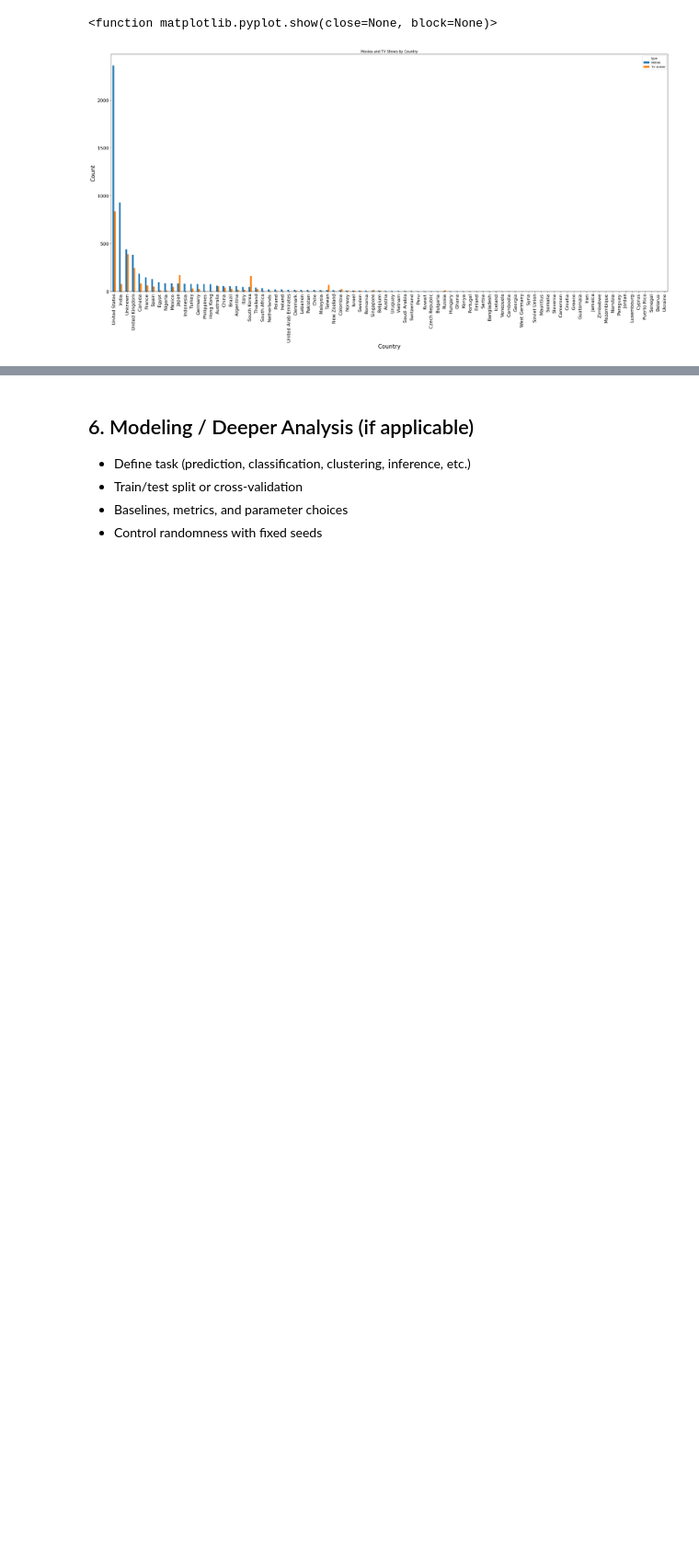
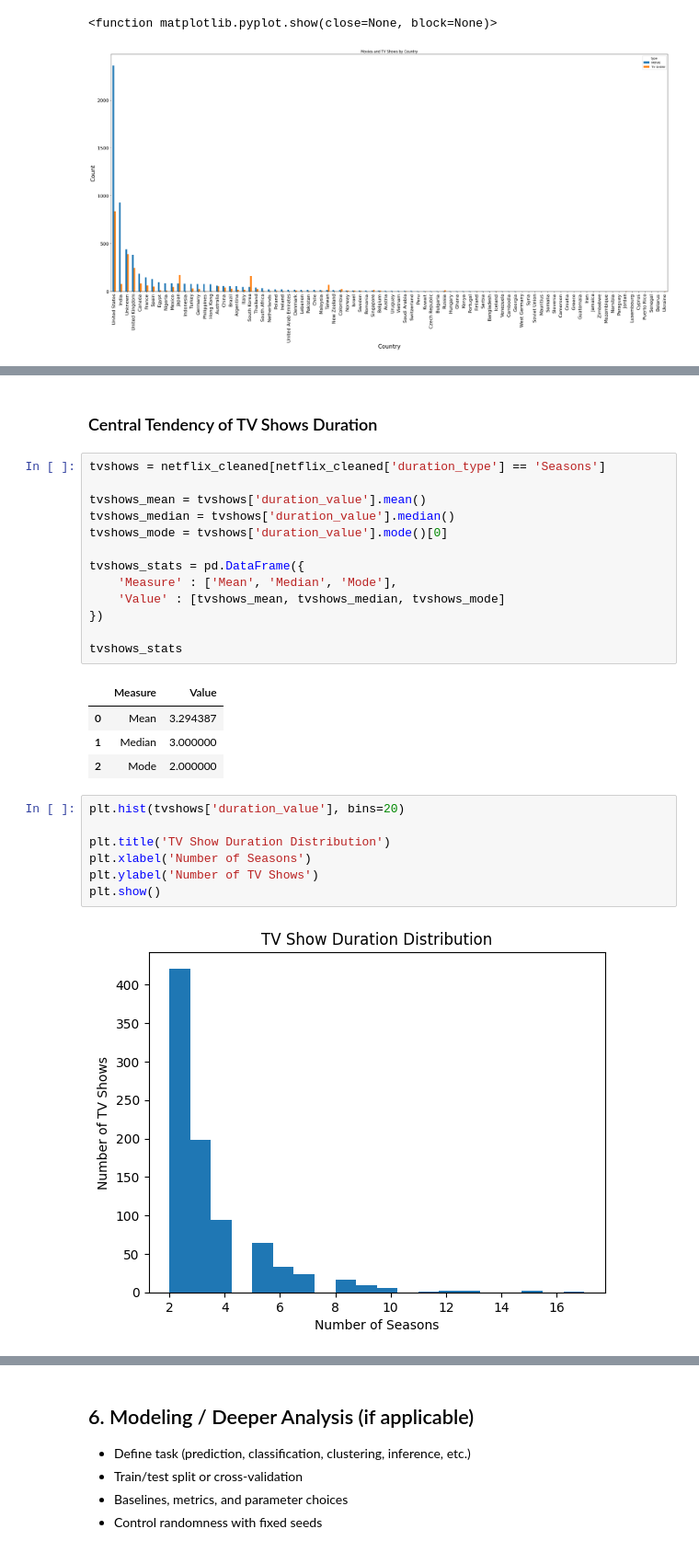
Before and after one commit to liya-eng/DSF_PROJECT, a Jupyter notebook: TT6L_G04_Notebook.ipynb, the cells around one changed output, grey strips where cells are left out. Shown at 92% size. Cells and saved outputs as stored; diff of their text form; blank space fills up the shorter version.

```diff
--- a/TT6L_G04_Notebook.ipynb
+++ b/TT6L_G04_Notebook.ipynb
@@ -318,0 +341,29 @@ KeyError: 'released_year'
+# %% [markdown]
+### Central Tendency of TV Shows Duration
+# %%
+tvshows = netflix_cleaned[netflix_cleaned['duration_type'] == 'Seasons']
+
+tvshows_mean = tvshows['duration_value'].mean()
+tvshows_median = tvshows['duration_value'].median()
+tvshows_mode = tvshows['duration_value'].mode()[0]
+
+tvshows_stats = pd.DataFrame({
+    'Measure' : ['Mean', 'Median', 'Mode'],
+    'Value' : [tvshows_mean, tvshows_median, tvshows_mode]
+})
+
+tvshows_stats
+# %% [output]
+|  | Measure | Value |
+| 0 | Mean | 3.294387 |
+| 1 | Median | 3.000000 |
+| 2 | Mode | 2.000000 |
+# %%
+plt.hist(tvshows['duration_value'], bins=20)
+
+plt.title('TV Show Duration Distribution')
+plt.xlabel('Number of Seasons')
+plt.ylabel('Number of TV Shows')
+plt.show()
+# %% [output]
+[figure, added]
```
Also changed, not shown: parts of 11 cells of this notebook.
